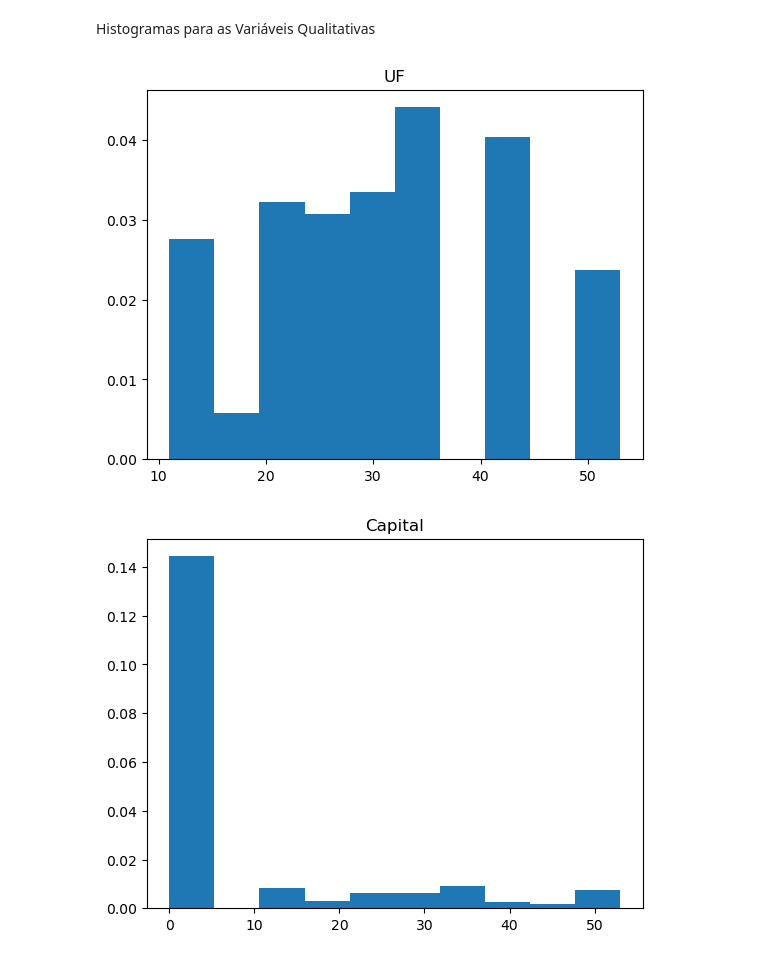
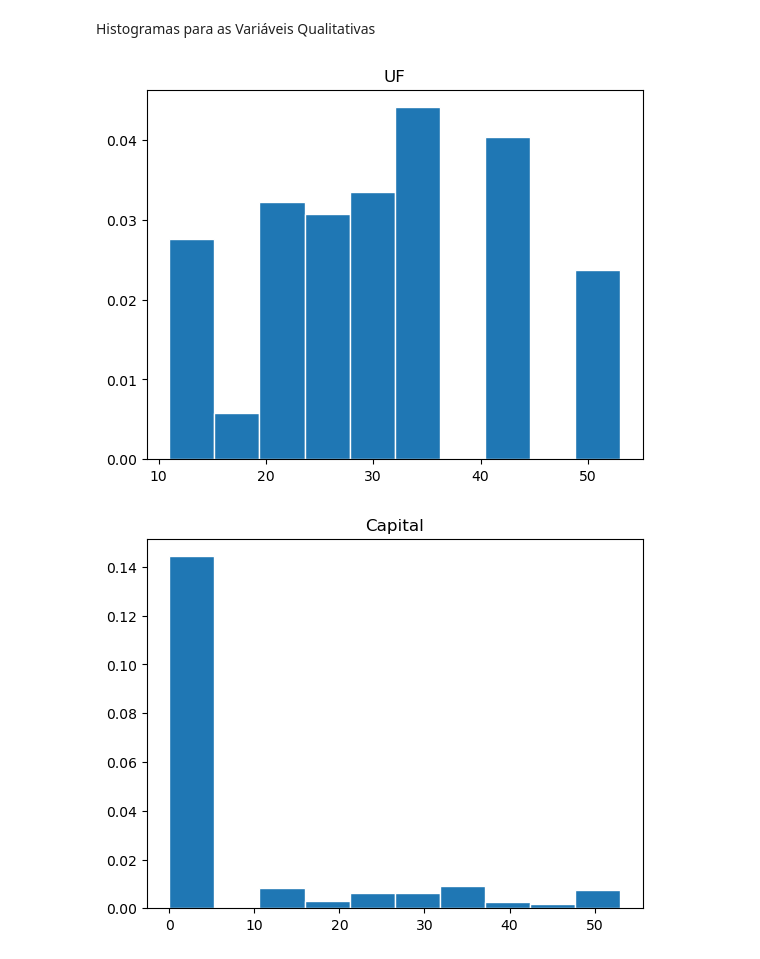
Before and after one commit to MaxG-Mattos/Cdados-projeto3, a Jupyter notebook: dadosp3.ipynb, the cells around one changed output. Saved outputs shown, nothing was run; the diff lists cells and outputs as text; code cells hidden in the pictures.

```diff
--- a/dadosp3.ipynb
+++ b/dadosp3.ipynb
@@ -432,17 +432,17 @@ Histogramas para as Variáveis Qualitativas
 # %%
 dados_qualitativos = dados[["UF",	"Capital",	"Rural ou Urbano",	"Tipo de área",	"Pessoas na Casa",	"Sexo",	"alfabetizado?",	"Cor",	"frequentou escola?"	,	"Trabalha ou faz estágio remunerado",	"Nível de instrução mais elevado alcançado (>= 5 anos)"]]
 
 #plt.figure(figsize=(25,50))
 #i = 1
 
 for coluna in dados_qualitativos:
     plt.title(f"{coluna}")
     #plt.subplot(8,2,i)
-    plt.hist(dados[f'{coluna}'],density=True,bins=10)
+    plt.hist(dados[f'{coluna}'],density=True,bins=10, edgecolor = 'white')
     plt.show()
     #i+=1
 # %% [output]
-[figure, old version]
+[figure, new version]
-[figure, old version]
+[figure, new version]
 [figure]
 [figure]
```
Also changed, not shown: parts of 3 cells of this notebook.
